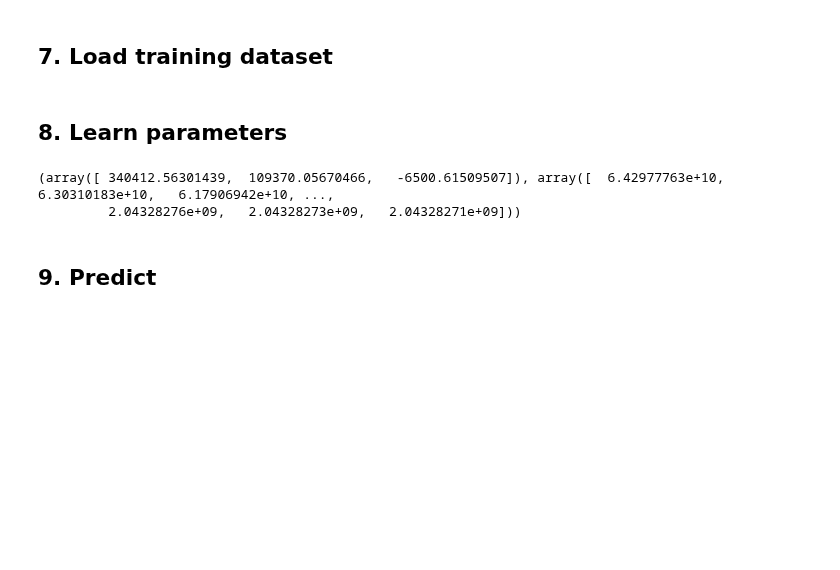
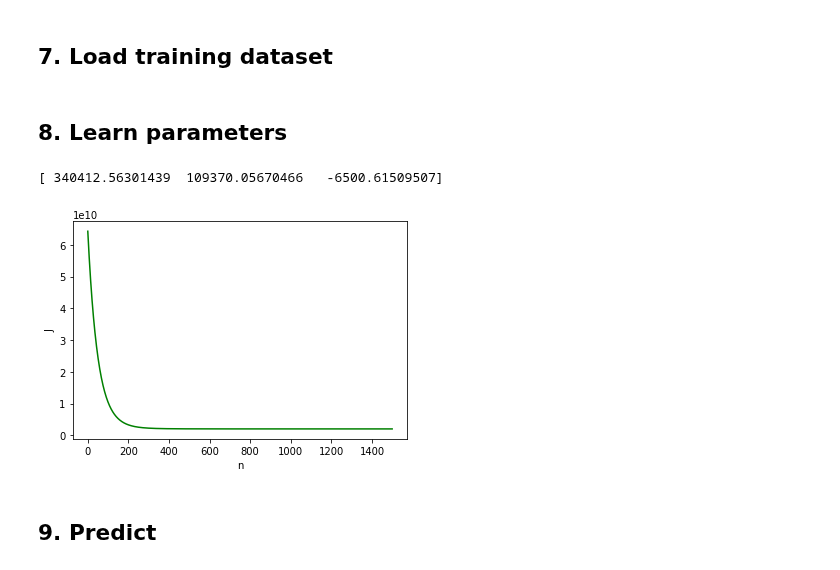
Before and after one commit to dominhhai/mldl, a Jupyter notebook: coursera-ml/ex1-multi.ipynb, the cells around one changed output. Saved outputs shown, nothing was run; the diff lists cells and outputs as text; code cells hidden in the pictures; blank space fills up the shorter version.

```diff
--- a/coursera-ml/ex1-multi.ipynb
+++ b/coursera-ml/ex1-multi.ipynb
@@ -74,10 +74,13 @@ X = np.concatenate((np.ones((m,1)), X), axis=1)
 ## 8. Learn parameters
 # %%
 theta, jHistory = gradient_descent(X, y, np.zeros(X.shape[1]), ALPHA, INTERATIONS)
-print(theta, jHistory)
+print(theta)
+# plot J
+plt.plot(range(jHistory.size), jHistory, color='g')
+plt.xlabel('n'); plt.ylabel('J'); plt.show()
 # %% [output]
-(array([ 340412.56301439,  109370.05670466,   -6500.61509507]), array([  6.42977763e+10,   6.30310183e+10,   6.17906942e+10, ...,
-         2.04328276e+09,   2.04328273e+09,   2.04328271e+09]))
+[ 340412.56301439  109370.05670466   -6500.61509507]
+[figure, added]
 # %% [markdown]
 ## 9. Predict
 # %%
```
Also changed, not shown: 1 other file.
